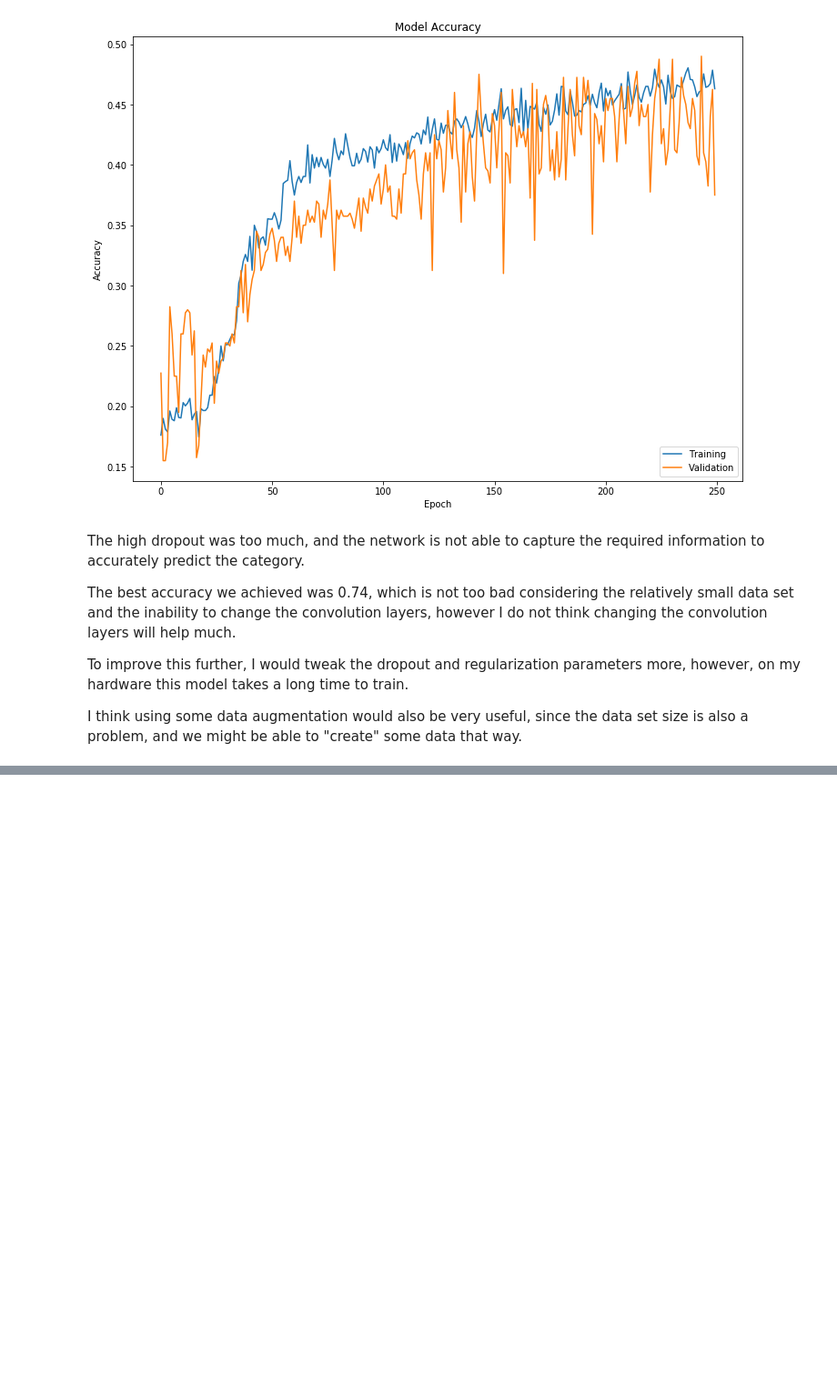
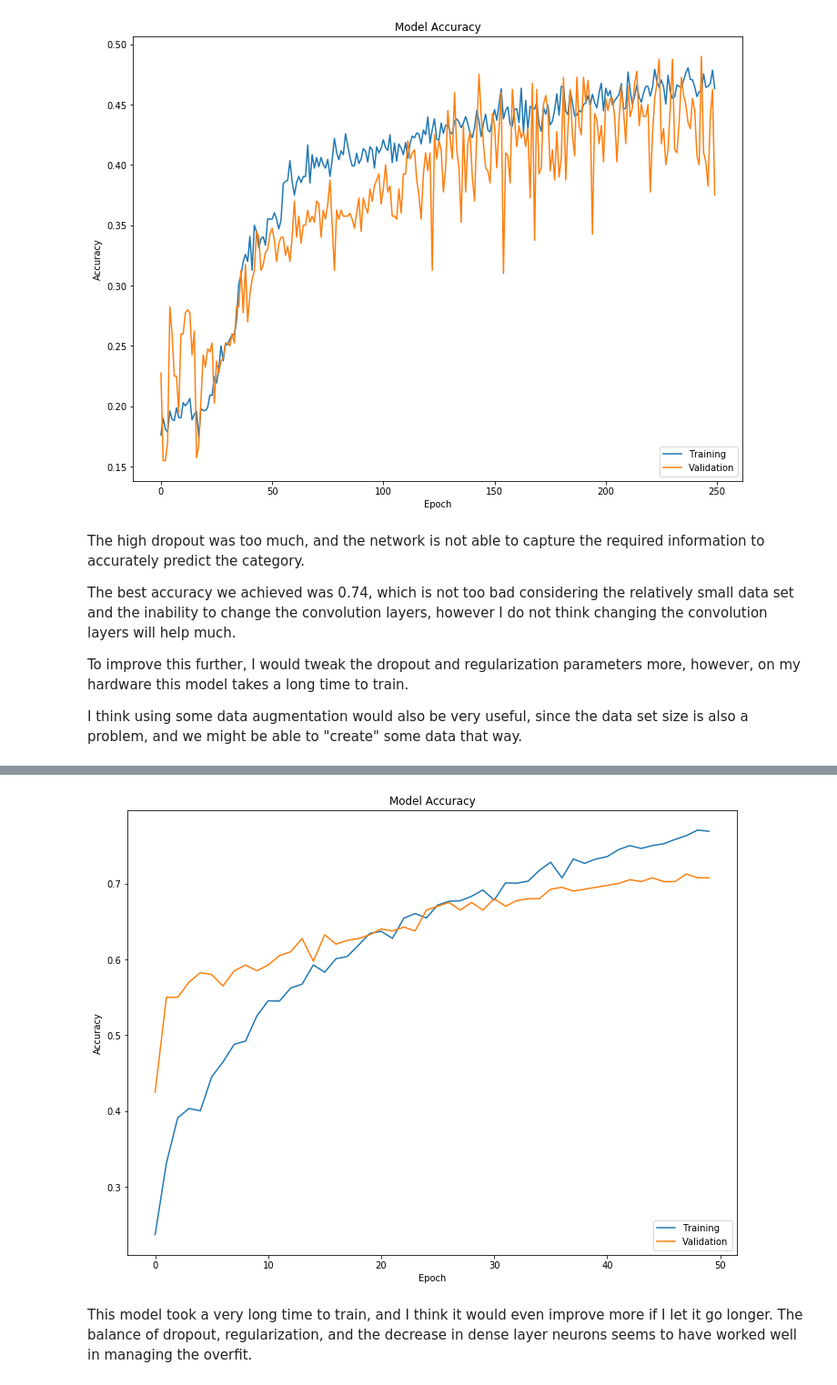
Before and after one commit to khanguyen1207/DeepLearning, a Jupyter notebook: Notebooks/Cifar 100 - Base from 10.ipynb, the cells around one changed output, grey strips where cells are left out. Shown at 91% size. Drawn from its saved outputs; the diff is of its cells as text; code cells hidden in the pictures; blank space fills up the shorter version.

```diff
--- a/Notebooks/Cifar 100 - Base from 10.ipynb
+++ b/Notebooks/Cifar 100 - Base from 10.ipynb
@@ -388,0 +527,17 @@ I think using some data augmentation would also be very useful, since the data s
+# %%
+import matplotlib.pyplot as plt
+
+plt.figure(figsize=(12, 9))
+plt.plot(hist4.history["acc"])
+plt.plot(hist4.history['val_acc'])
+#plt.xlim([5,50])
+#plt.ylim([0.75,0.94])
+plt.title("Model Accuracy")
+plt.xlabel("Epoch")
+plt.ylabel("Accuracy")
+plt.legend(["Training", "Validation"], loc="lower right")
+plt.show()
+# %% [output]
+[figure, added]
+# %% [markdown]
+This model took a very long time to train, and I think it would even improve more if I let it go longer. The balance of dropout, regularization, and the decrease in dense layer neurons seems to have worked well in managing the overfit.
```
Also changed, not shown: parts of 2 cells of this notebook.
